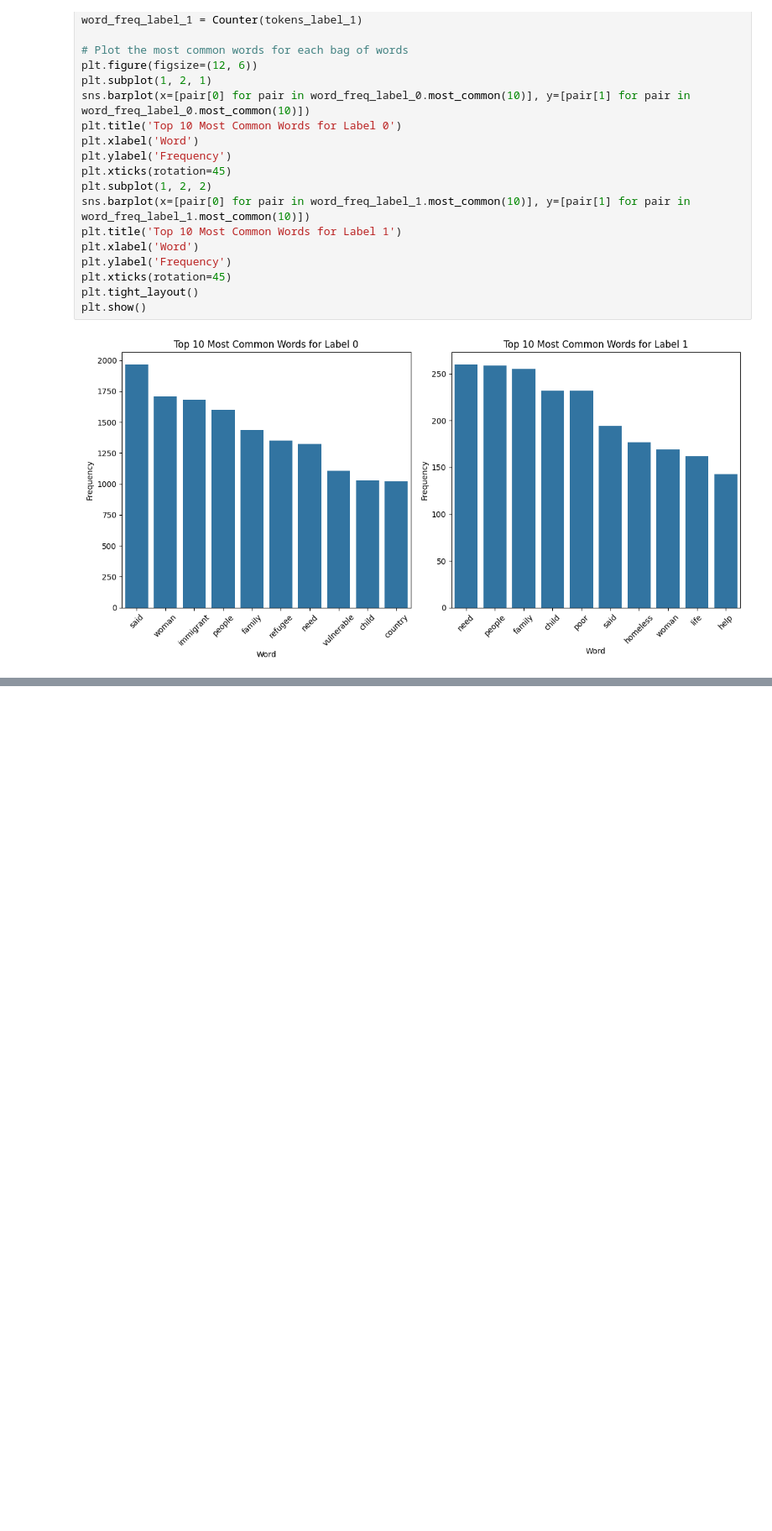
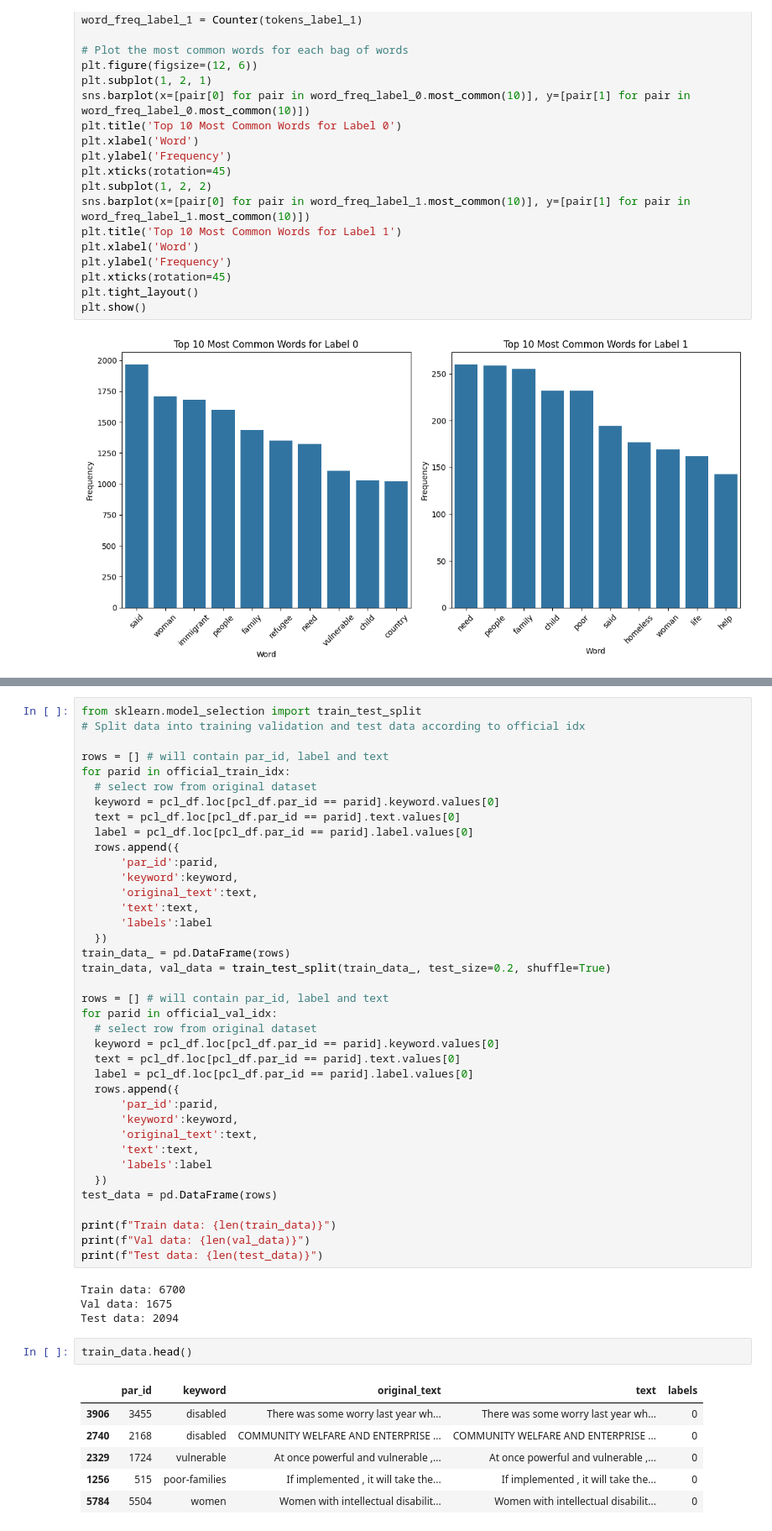
Before and after one commit to Jonezia/DontPatroniseMe, a Jupyter notebook: Untitled.ipynb, the cells around one changed output, grey strips where cells are left out. Shown: that part at 84% size. Drawn from its saved outputs; the diff is of its cells as text; blank space fills up the shorter version.

```diff
--- a/Untitled.ipynb
+++ b/Untitled.ipynb
@@ -392,0 +381,51 @@ plt.show()
+# %%
+from sklearn.model_selection import train_test_split
+# Split data into training validation and test data according to official idx
+
+rows = [] # will contain par_id, label and text
+for parid in official_train_idx:
+  # select row from original dataset
+  keyword = pcl_df.loc[pcl_df.par_id == parid].keyword.values[0]
+  text = pcl_df.loc[pcl_df.par_id == parid].text.values[0]
+  label = pcl_df.loc[pcl_df.par_id == parid].label.values[0]
+  rows.append({
+      'par_id':parid,
+      'keyword':keyword,
+      'original_text':text,
+      'text':text,
+      'labels':label
+  })
+train_data_ = pd.DataFrame(rows)
+train_data, val_data = train_test_split(train_data_, test_size=0.2, shuffle=True)
+
+rows = [] # will contain par_id, label and text
+for parid in official_val_idx:
+  # select row from original dataset
+  keyword = pcl_df.loc[pcl_df.par_id == parid].keyword.values[0]
+  text = pcl_df.loc[pcl_df.par_id == parid].text.values[0]
+  label = pcl_df.loc[pcl_df.par_id == parid].label.values[0]
+  rows.append({
+      'par_id':parid,
+      'keyword':keyword,
+      'original_text':text,
+      'text':text,
+      'labels':label
+  })
+test_data = pd.DataFrame(rows)
+
+print(f"Train data: {len(train_data)}")
+print(f"Val data: {len(val_data)}")
+print(f"Test data: {len(test_data)}")
+# %% [output]
+Train data: 6700
+Val data: 1675
+Test data: 2094
+# %%
+train_data.head()
+# %% [output]
+|  | par_id | keyword | original_text | text | labels |
+| 3906 | 3455 | disabled | There was some worry last year wh... | There was some worry last year wh... | 0 |
+| 2740 | 2168 | disabled | COMMUNITY WELFARE AND ENTERPRISE ... | COMMUNITY WELFARE AND ENTERPRISE ... | 0 |
+| 2329 | 1724 | vulnerable | At once powerful and vulnerable ,... | At once powerful and vulnerable ,... | 0 |
+| 1256 | 515 | poor-families | If implemented , it will take the... | If implemented , it will take the... | 0 |
+| 5784 | 5504 | women | Women with intellectual disabilit... | Women with intellectual disabilit... | 0 |
```
Also changed, not shown: parts of 28 cells of this notebook.
